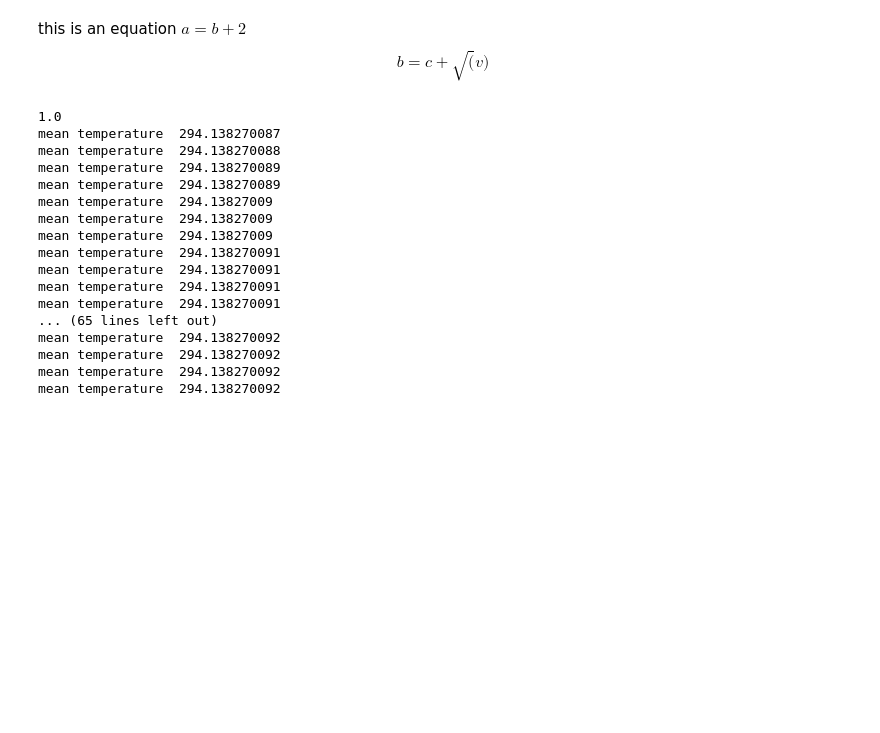
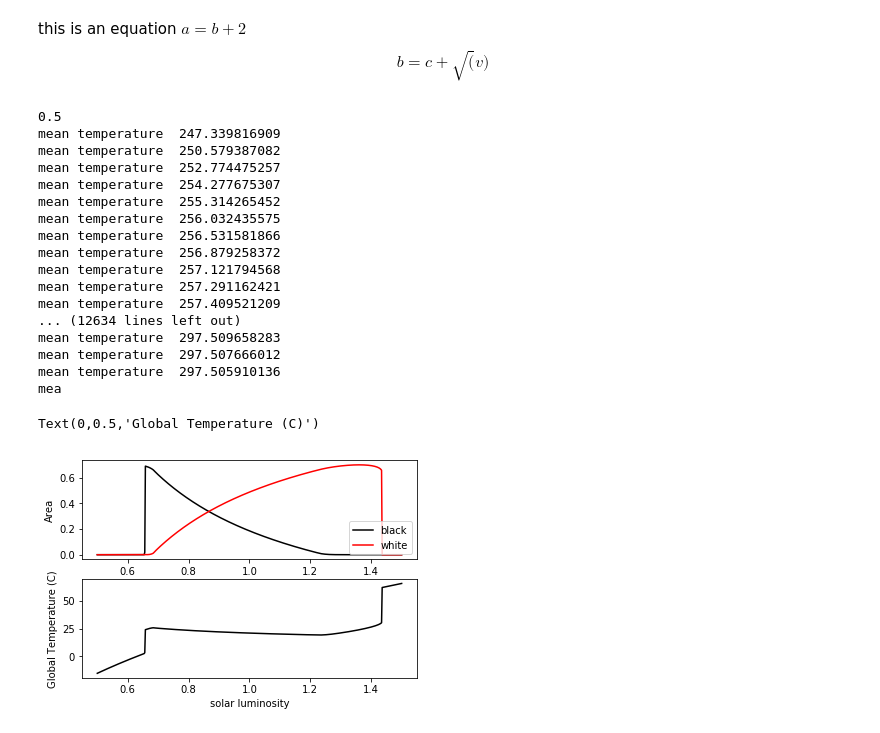
Before and after one commit to llvillanueva/TPA_DIPLOMA_LABS, a Jupyter notebook: DAISY_WORLD/daisy_world.ipynb, the cells around one changed output. Saved outputs shown, nothing was run; the diff lists cells and outputs as text; code cells hidden in the pictures; blank space fills up the shorter version.

```diff
--- a/DAISY_WORLD/daisy_world.ipynb
+++ b/DAISY_WORLD/daisy_world.ipynb
@@ -33,10 +37,10 @@ insul=20  # q' in equation 7
 death_rate=0.3 # death rate gamma in equation 1
 # %%
 # numerical convergence limits
-maxloop=80
+maxloop=100
 tol=0.00001
-Sflux_min=1.0 # L in equation 4
-Sflux_max=1.0
+Sflux_min=0.5 # L in equation 4
+Sflux_max=1.5
 Sflux_step=0.002
 # %%
 fluxes=np.arange(Sflux_min,Sflux_max+0.001,Sflux_step)
@@ -44,9 +48,9 @@ fluxes=np.arange(Sflux_min,Sflux_max+0.001,Sflux_step)
 area_dw_vec=np.zeros_like(fluxes)
 area_db_vec=np.zeros_like(fluxes)
 area_bs_vec=np.zeros_like(fluxes)
+T_p_vec=np.zeros_like(fluxes)
 
-for flux in fluxes:
-    print(flux)
+for iflux,flux in enumerate(fluxes):
 
     area_dw=max(area_dw,0.01)   # white daisies can't die out
     area_db=max(area_db,0.01)   # black daises neither
@@ -78,21 +82,41 @@ for flux in fluxes:
         area_db+=darea_db
         area_dw+=darea_dw
         area_bs=1.0-area_db-area_dw
+
+    # store the value...
+    area_db_vec[iflux]=area_db
+    area_dw_vec[iflux]=area_dw
+    area_bs_vec[iflux]=area_bs
+    T_p_vec[iflux]=T_p
 # %% [output]
-1.0
-mean temperature  294.138270087
-mean temperature  294.138270088
-mean temperature  294.138270089
-mean temperature  294.138270089
-mean temperature  294.13827009
-mean temperature  294.13827009
-mean temperature  294.13827009
-mean temperature  294.138270091
-mean temperature  294.138270091
-mean temperature  294.138270091
-mean temperature  294.138270091
-... (65 lines left out)
-mean temperature  294.138270092
-mean temperature  294.138270092
-mean temperature  294.138270092
-mean temperature  294.138270092
+0.5
+mean temperature  247.339816909
+mean temperature  250.579387082
+mean temperature  252.774475257
+mean temperature  254.277675307
+mean temperature  255.314265452
+mean temperature  256.032435575
+mean temperature  256.531581866
+mean temperature  256.879258372
+mean temperature  257.121794568
+mean temperature  257.291162421
+mean temperature  257.409521209
+... (12634 lines left out)
+mean temperature  297.509658283
+mean temperature  297.507666012
+mean temperature  297.505910136
+mea
+# %%
+fig,ax=plt.subplots(2,1)
+ax[0].plot(fluxes,area_db_vec,color='black',label='black')
+ax[0].plot(fluxes,area_dw_vec,color='red',label='white')
+ax[0].set_xlabel('solar luminosity')
+ax[0].set_ylabel('Area')
+ax[0].legend(loc="best")
+
+ax[1].plot(fluxes,T_p_vec-keloff,color="black")
+ax[1].set_xlabel('solar luminosity')
+ax[1].set_ylabel('Global Temperature (C)')
+# %% [output]
+Text(0,0.5,'Global Temperature (C)')
+[figure, added]
```
Also changed, not shown: parts of 3 cells of this notebook, 2 other files.
